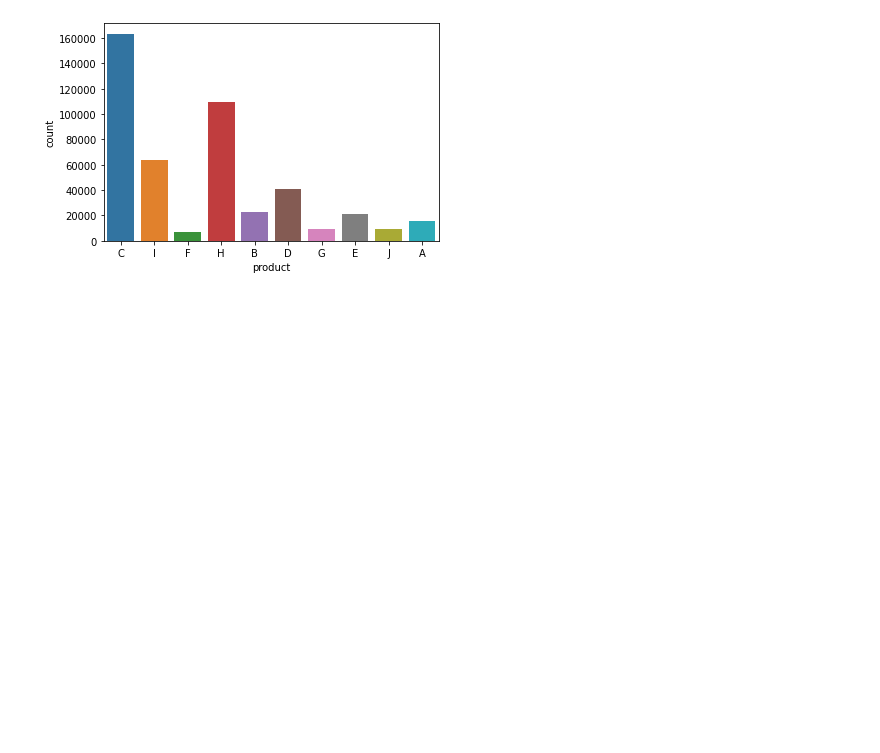
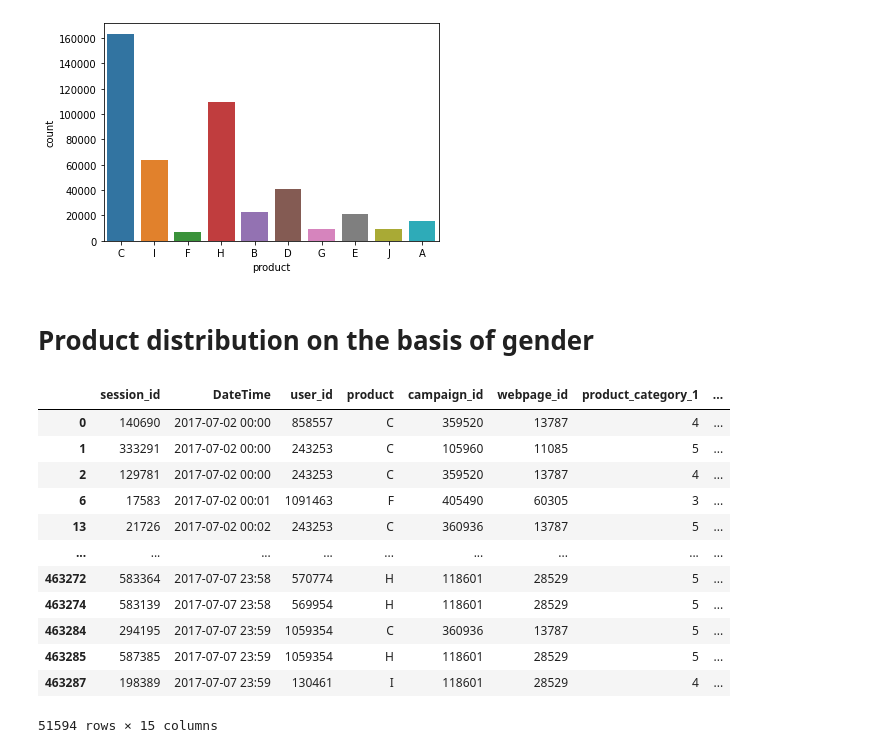
Before and after one commit to Bhawani-Rabisankar-Sahoo/Ad_analysis, a Jupyter notebook: advertisement-analysis.ipynb, the cells around one changed output. Saved outputs shown, nothing was run; the diff lists cells and outputs as text; code cells hidden in the pictures; blank space fills up the shorter version.

```diff
--- a/advertisement-analysis.ipynb
+++ b/advertisement-analysis.ipynb
@@ -63,0 +64,2 @@ testing
+# %% [markdown]
+# Product distribution on the basis of gender
@@ -63,0 +68,16 @@ testing
+# %%
+df_female
+# %% [output]
+|  | session_id | DateTime | user_id | product | campaign_id | webpage_id | product_category_1 | ... |
+| 0 | 140690 | 2017-07-02 00:00 | 858557 | C | 359520 | 13787 | 4 | ... |
+| 1 | 333291 | 2017-07-02 00:00 | 243253 | C | 105960 | 11085 | 5 | ... |
+| 2 | 129781 | 2017-07-02 00:00 | 243253 | C | 359520 | 13787 | 4 | ... |
+| 6 | 17583 | 2017-07-02 00:01 | 1091463 | F | 405490 | 60305 | 3 | ... |
+| 13 | 21726 | 2017-07-02 00:02 | 243253 | C | 360936 | 13787 | 5 | ... |
+| ... | ... | ... | ... | ... | ... | ... | ... | ... |
+| 463272 | 583364 | 2017-07-07 23:58 | 570774 | H | 118601 | 28529 | 5 | ... |
+| 463274 | 583139 | 2017-07-07 23:58 | 569954 | H | 118601 | 28529 | 5 | ... |
+| 463284 | 294195 | 2017-07-07 23:59 | 1059354 | C | 360936 | 13787 | 5 | ... |
+| 463285 | 587385 | 2017-07-07 23:59 | 1059354 | H | 118601 | 28529 | 5 | ... |
+| 463287 | 198389 | 2017-07-07 23:59 | 130461 | I | 118601 | 28529 | 4 | ... |
+51594 rows × 15 columns
```
Also changed, not shown: parts of 8 cells of this notebook.
